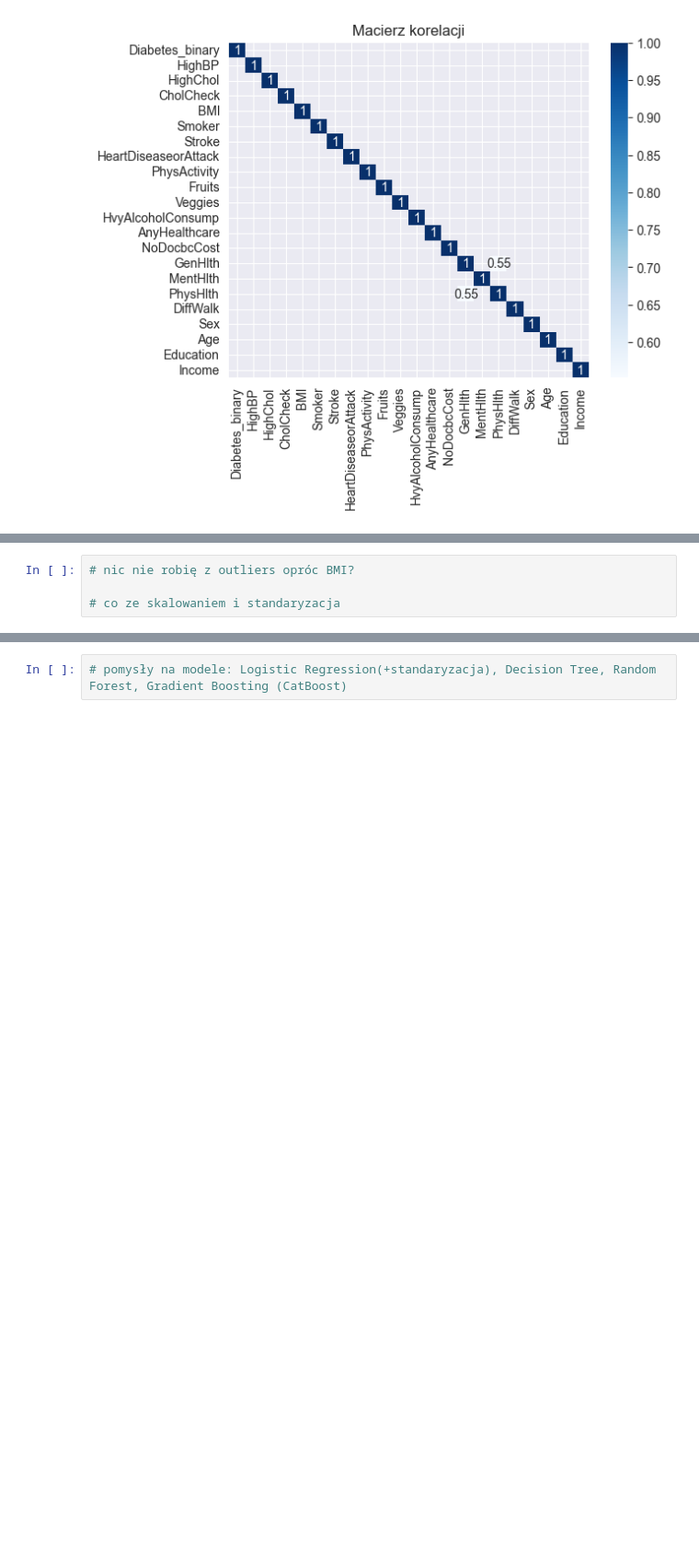
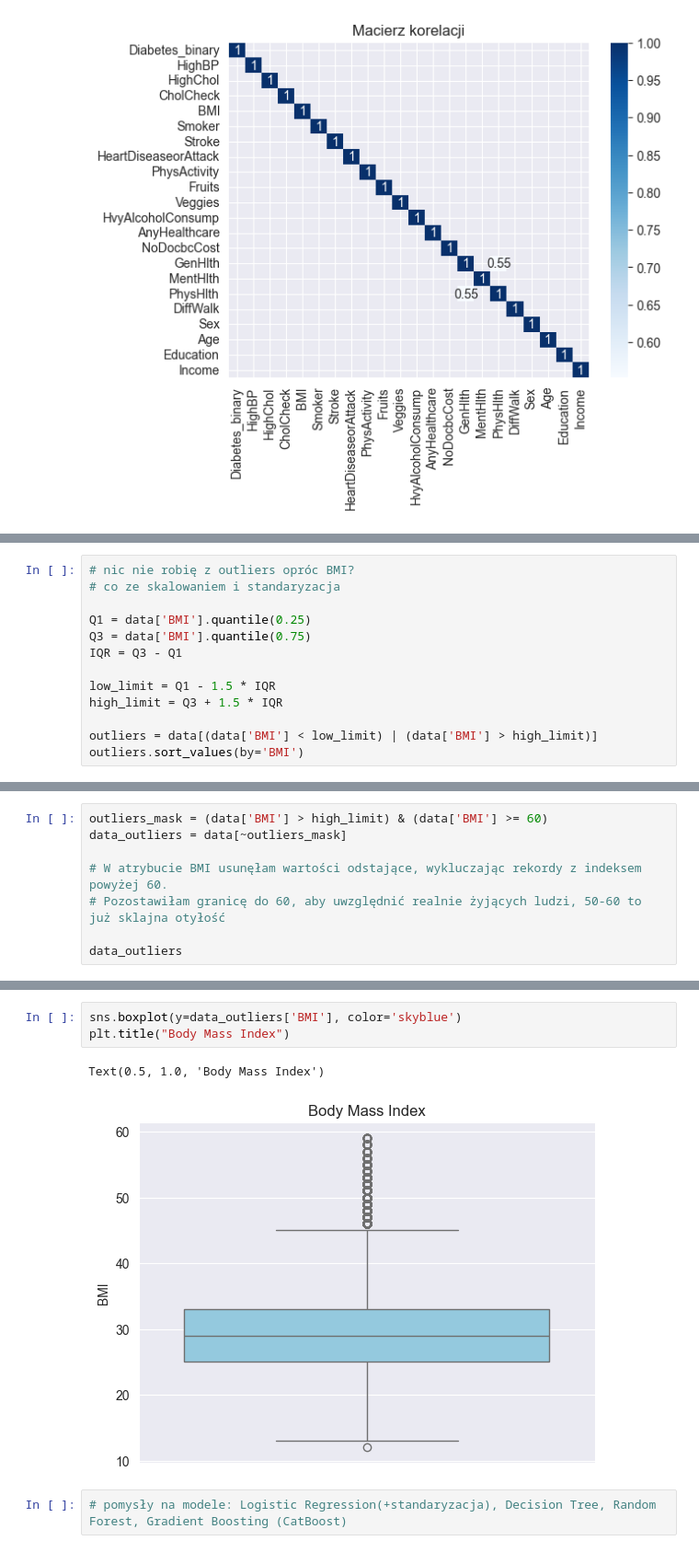
Before and after one commit to p0mona/diploma, a Jupyter notebook: main.ipynb, the cells around one changed output, grey strips where cells are left out. Shown at 92% size. Saved outputs shown, nothing was run; the diff lists cells and outputs as text; blank space fills up the shorter version.

Commit message:
outliers

```diff
--- a/main.ipynb
+++ b/main.ipynb
@@ -218,4 +220,13 @@ plt.show()
 # %%
 # nic nie robię z outliers opróc BMI?
+# co ze skalowaniem i standaryzacja
 
-# co ze skalowaniem i standaryzacja
+Q1 = data['BMI'].quantile(0.25)
+Q3 = data['BMI'].quantile(0.75)
+IQR = Q3 - Q1
+
+low_limit = Q1 - 1.5 * IQR
+high_limit = Q3 + 1.5 * IQR
+
+outliers = data[(data['BMI'] < low_limit) | (data['BMI'] > high_limit)]
+outliers.sort_values(by='BMI')
@@ -221,0 +247,8 @@ plt.show()
+# %%
+outliers_mask = (data['BMI'] > high_limit) & (data['BMI'] >= 60)
+data_outliers = data[~outliers_mask]
+
+# W atrybucie BMI usunęłam wartości odstające, wykluczając rekordy z indeksem powyżej 60.
+# Pozostawiłam granicę do 60, aby uwzględnić realnie żyjących ludzi, 50-60 to już sklajna otyłość
+
+data_outliers
@@ -222,2 +269,8 @@ plt.show()
+# %%
+sns.boxplot(y=data_outliers['BMI'], color='skyblue')
+plt.title("Body Mass Index")
+# %% [output]
+Text(0.5, 1.0, 'Body Mass Index')
+[figure, added]
 # %%
 # pomysły na modele: Logistic Regression(+standaryzacja), Decision Tree, Random Forest, Gradient Boosting (CatBoost)
```
Also changed, not shown: parts of 3 cells of this notebook.
